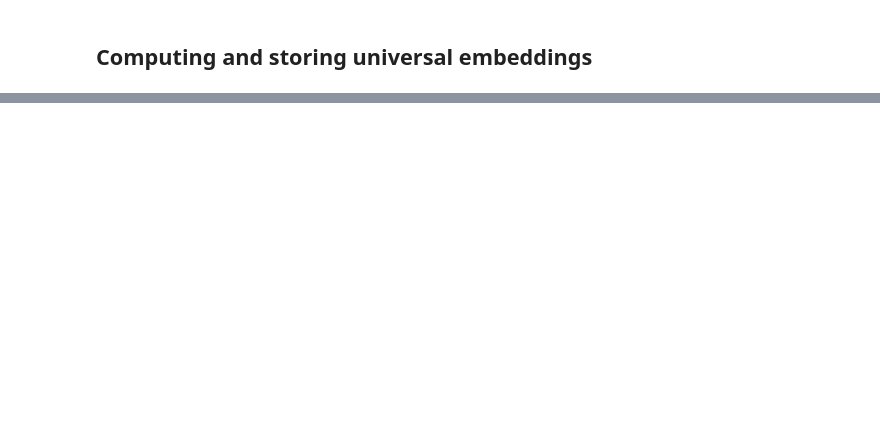
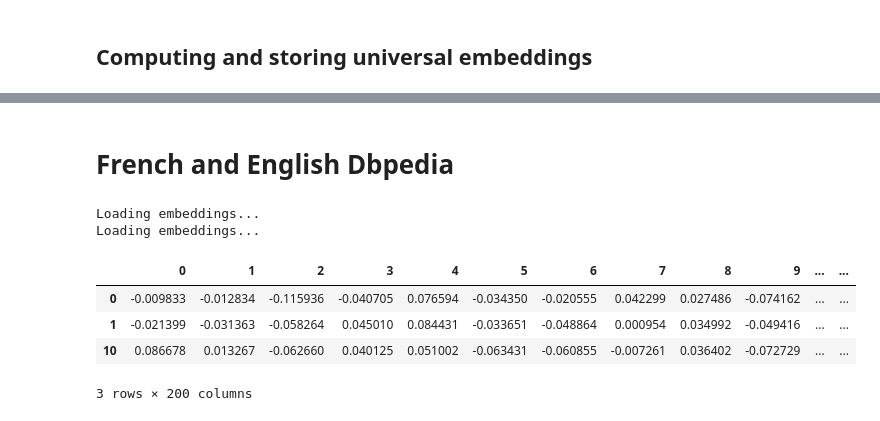
Before and after one commit to dice-group/Universal_Embeddings, a Jupyter notebook: Embedding_Alignment.ipynb, the cells around one changed output, grey strips where cells are left out. Saved outputs shown, nothing was run; the diff lists cells and outputs as text; code cells hidden in the pictures; blank space fills up the shorter version.

```diff
--- a/Embedding_Alignment.ipynb
+++ b/Embedding_Alignment.ipynb
@@ -277,0 +257,2 @@ Universal_Emb.shape
+# %% [markdown]
+# French and English Dbpedia
@@ -277,0 +272,22 @@ Universal_Emb.shape
+# %%
+def load_embeddings(full_embedding_path, entity_id_map):
+    print('Loading embeddings...')
+    model = torch.load(full_embedding_path, map_location='cpu')
+    with open(entity_id_map) as file:
+        entity_id_map = json.load(file)
+    ent_emb = pd.DataFrame(model.entity_embeddings._embeddings.weight.data.tolist(), index=list(entity_id_map.keys()))
+    return ent_emb
+# %%
+fr_dbpedia_emb = load_embeddings('Fr_En_Dbpedia/Fr/embeddings/TransE/trained_model.pkl', 'Fr_En_Dbpedia/Fr/embeddings/TransE/entity_to_ids.json')
+eng_dbpedia_emb = load_embeddings('Fr_En_Dbpedia/En/embeddings/TransE/trained_model.pkl', 'Fr_En_Dbpedia/En/embeddings/TransE/entity_to_ids.json')
+# %% [output]
+Loading embeddings...
+Loading embeddings...
+# %%
+fr_dbpedia_emb.head(3)
+# %% [output]
+|  | 0 | 1 | 2 | 3 | 4 | 5 | 6 | 7 | 8 | 9 | ... | ... |
+| 0 | -0.009833 | -0.012834 | -0.115936 | -0.040705 | 0.076594 | -0.034350 | -0.020555 | 0.042299 | 0.027486 | -0.074162 | ... | ... |
+| 1 | -0.021399 | -0.031363 | -0.058264 | 0.045010 | 0.084431 | -0.033651 | -0.048864 | 0.000954 | 0.034992 | -0.049416 | ... | ... |
+| 10 | 0.086678 | 0.013267 | -0.062660 | 0.040125 | 0.051002 | -0.063431 | -0.060855 | -0.007261 | 0.036402 | -0.072729 | ... | ... |
+3 rows × 200 columns
```
Also changed, not shown: parts of 30 cells of this notebook, 1 other file.
